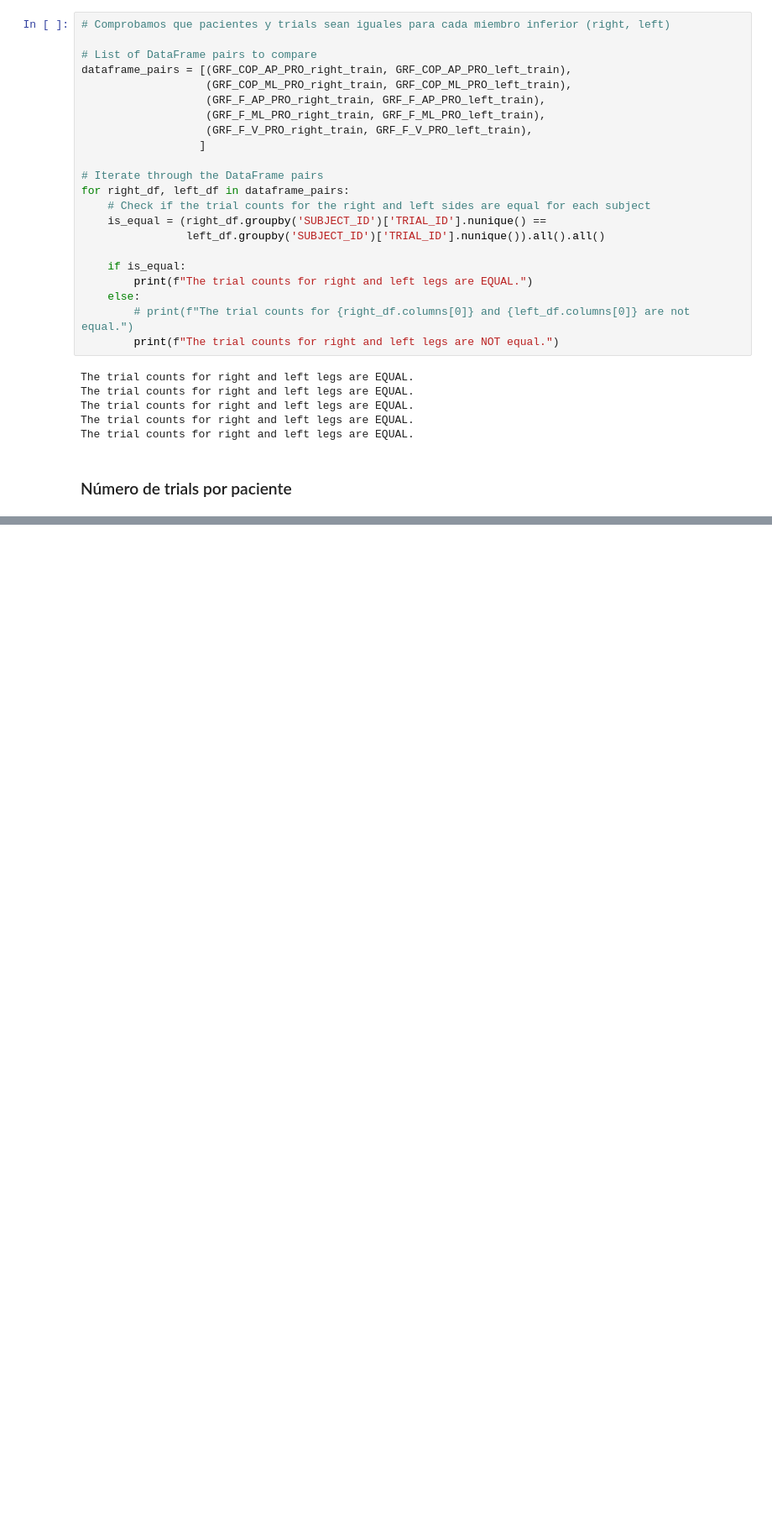
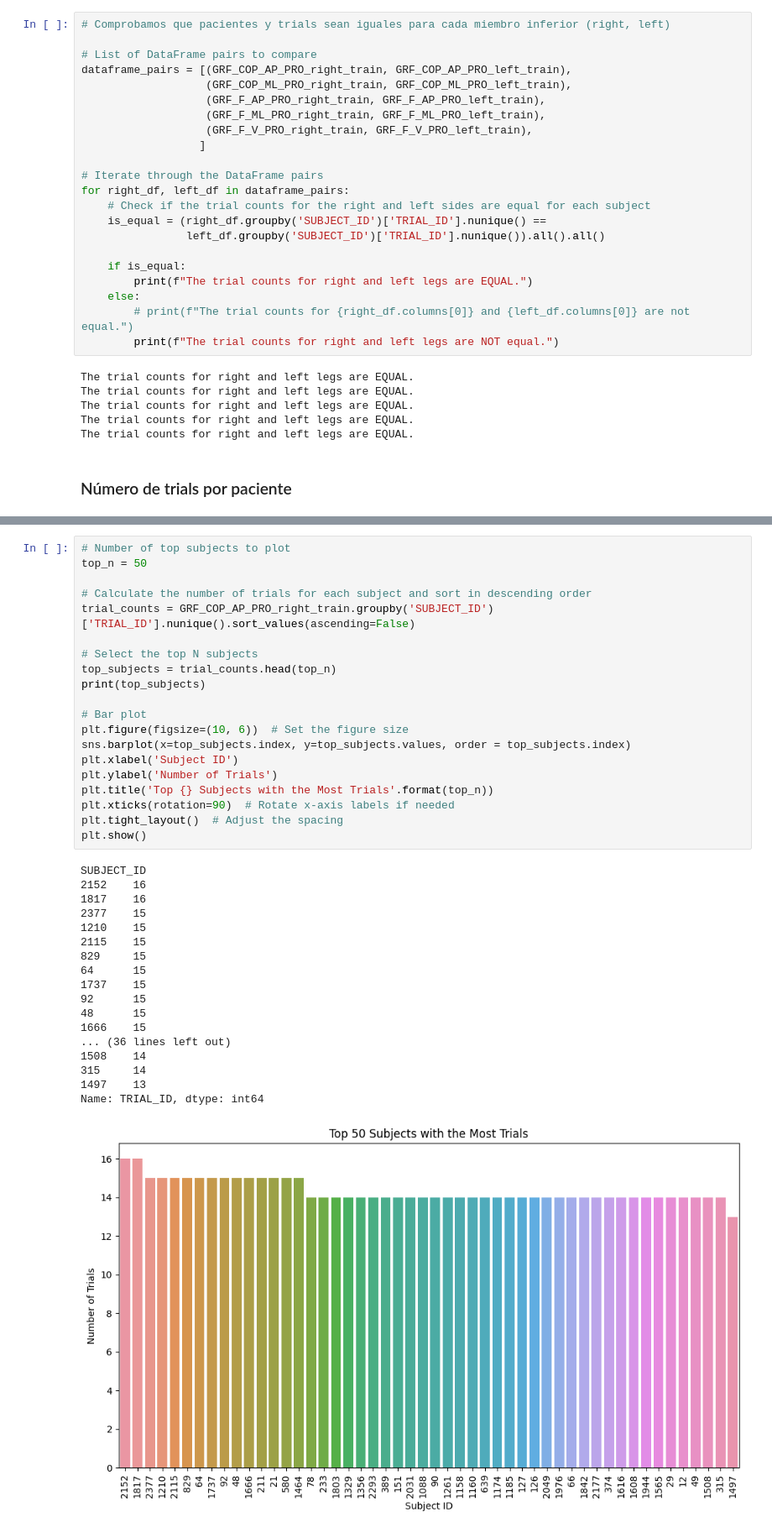
Before and after one commit to bernatsort/Therapy-Progress-Gait-Prediction, a Jupyter notebook: code.ipynb, the cells around one changed output, grey strips where cells are left out. Shown at 84% size. Drawn from its saved outputs; the diff is of its cells as text; blank space fills up the shorter version.

Commit message:
Distribution of Subjects by Number of Trials

```diff
--- a/code.ipynb
+++ b/code.ipynb
@@ -625,0 +680,39 @@ The trial counts for right and left legs are EQUAL.
+# %%
+# Number of top subjects to plot
+top_n = 50
+
+# Calculate the number of trials for each subject and sort in descending order
+trial_counts = GRF_COP_AP_PRO_right_train.groupby('SUBJECT_ID')['TRIAL_ID'].nunique().sort_values(ascending=False)
+
+# Select the top N subjects
+top_subjects = trial_counts.head(top_n)
+print(top_subjects)
+
+# Bar plot
+plt.figure(figsize=(10, 6))  # Set the figure size
+sns.barplot(x=top_subjects.index, y=top_subjects.values, order = top_subjects.index)
+plt.xlabel('Subject ID')
+plt.ylabel('Number of Trials')
+plt.title('Top {} Subjects with the Most Trials'.format(top_n))
+plt.xticks(rotation=90)  # Rotate x-axis labels if needed
+plt.tight_layout()  # Adjust the spacing
+plt.show()
+# %% [output]
+SUBJECT_ID
+2152    16
+1817    16
+2377    15
+1210    15
+2115    15
+829     15
+64      15
+1737    15
+92      15
+48      15
+1666    15
+... (36 lines left out)
+1508    14
+315     14
+1497    13
+Name: TRIAL_ID, dtype: int64
+[figure, added]
```
Also changed, not shown: parts of 7 cells of this notebook.
